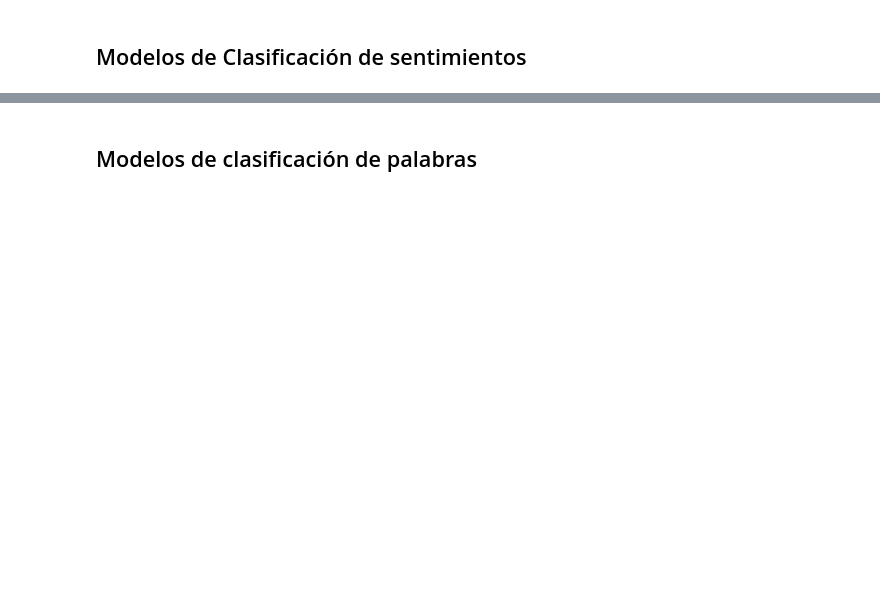
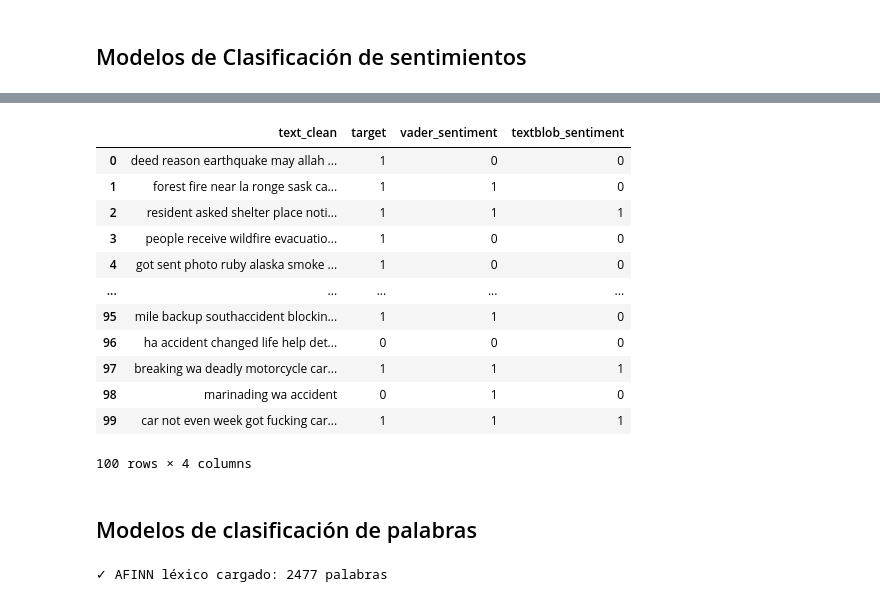
Before and after one commit to DanielRasho/DS-lab6, a Jupyter notebook: report.ipynb, the cells around one changed output, grey strips where cells are left out. Saved outputs shown, nothing was run; the diff lists cells and outputs as text; code cells hidden in the pictures; blank space fills up the shorter version.

```diff
--- a/report.ipynb
+++ b/report.ipynb
@@ -413,2 +472,38 @@ KeyError: 'text_sentiment'
+# %%
+df_train[["text_clean", "target", "vader_sentiment", "textblob_sentiment"]].head(100)
+# %% [output]
+|  | text_clean | target | vader_sentiment | textblob_sentiment |
+| 0 | deed reason earthquake may allah ... | 1 | 0 | 0 |
+| 1 | forest fire near la ronge sask ca... | 1 | 1 | 0 |
+| 2 | resident asked shelter place noti... | 1 | 1 | 1 |
+| 3 | people receive wildfire evacuatio... | 1 | 0 | 0 |
+| 4 | got sent photo ruby alaska smoke ... | 1 | 0 | 0 |
+| ... | ... | ... | ... | ... |
+| 95 | mile backup southaccident blockin... | 1 | 1 | 0 |
+| 96 | ha accident changed life help det... | 0 | 0 | 0 |
+| 97 | breaking wa deadly motorcycle car... | 1 | 1 | 1 |
+| 98 | marinading wa accident | 0 | 1 | 0 |
+| 99 | car not even week got fucking car... | 1 | 1 | 1 |
+100 rows × 4 columns
 # %% [markdown]
 ## Modelos de clasificación de palabras
+# %%
+def download_afinn_lexicon():
+    url = "https://raw.githubusercontent.com/fnielsen/afinn/master/afinn/data/AFINN-111.txt"
+    try:
+        response = requests.get(url)
+        afinn_dict = {}
+
+        for line in response.text.strip().split('\n'):
+            word, score = line.split('\t')
+            afinn_dict[word] = int(score)
+
+        print(f"✓ AFINN léxico cargado: {len(afinn_dict)} palabras")
+        return afinn_dict
+    except Exception as e:
+        print(f"Error descargando AFINN: {e}")
+        return {}
+
+afinn_lexicon = download_afinn_lexicon()
+# %% [output]
+✓ AFINN léxico cargado: 2477 palabras
```
Also changed, not shown: parts of 20 cells of this notebook.
